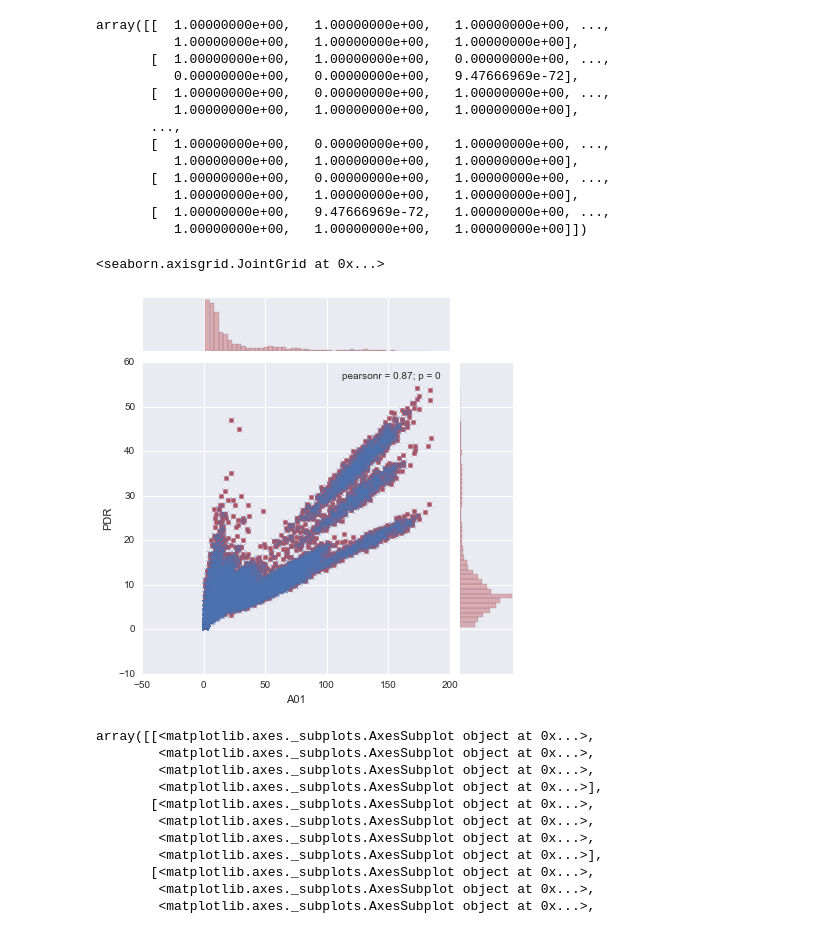
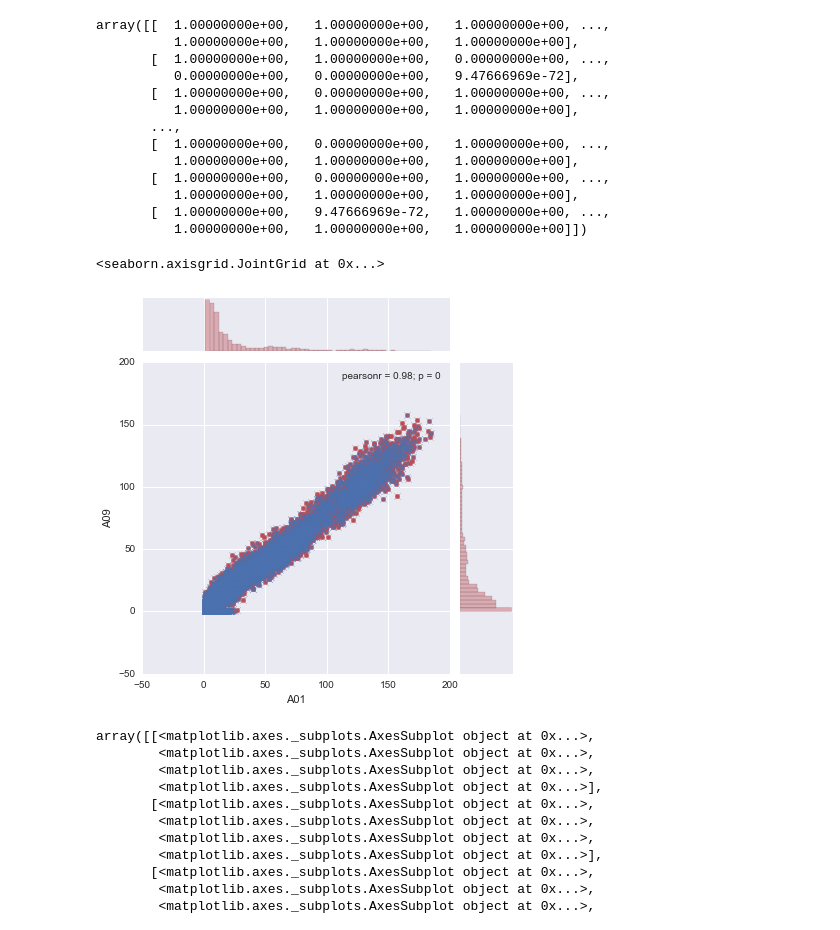
Before and after one commit to wlsherica/FunTime, a Jupyter notebook: spkgroup/ipythonJupyter/KAMERA_201604.ipynb, the cells around one changed output. Drawn from its saved outputs; the diff is of its cells as text; code cells hidden in the pictures.

```diff
--- a/spkgroup/ipythonJupyter/KAMERA_201604.ipynb
+++ b/spkgroup/ipythonJupyter/KAMERA_201604.ipynb
@@ -282,19 +323,19 @@ array([[  1.00000000e+00,   1.00000000e+00,   1.00000000e+00, ...,
 # %%
 # 1. Remove duplicate features
 # both df1 and df2 have bivaraite normals, df1.size=200, df2.size=100
-df1 = pd.DataFrame(rawdata, columns=['A01', 'PDR'])
-df2 = pd.DataFrame(rawdata, columns=['A01', 'PDR'])
+df1 = pd.DataFrame(rawdata, columns=['A01', 'A09'])
+df2 = pd.DataFrame(rawdata, columns=['A01', 'A09'])
 
 # plot
 # ========================================
-graph = sns.jointplot(x=df1.A01, y=df1.PDR, color='r')
+graph = sns.jointplot(x=df1.A01, y=df1.A09, color='r')
 
 graph.x = df2.A01
-graph.y = df2.PDR
+graph.y = df2.A09
 graph.plot_joint(plt.scatter, marker='x', c='b', s=40)
 # %% [output]
 <seaborn.axisgrid.JointGrid at 0x...>
-[figure, old version]
+[figure, new version]
 # %%
 from pandas.tools.plotting import scatter_matrix
 
```
Also changed, not shown: parts of 18 cells of this notebook.
